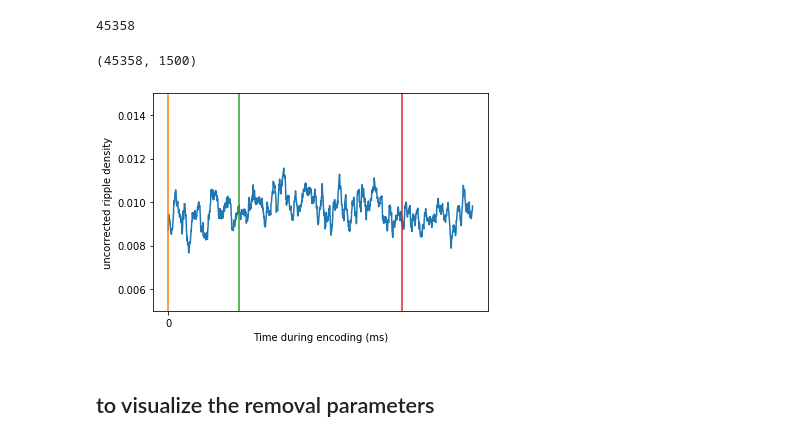
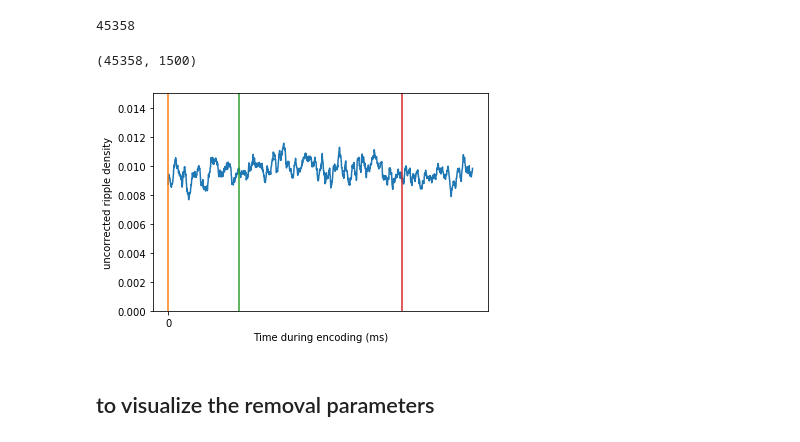
Before and after one commit to jjsakon/SWR, a Jupyter notebook: code/SWRanalysisClustering-encodingLoad.ipynb, the cells around one changed output. Cells and saved outputs as stored; diff of their text form; code cells hidden in the pictures.

```diff
--- a/code/SWRanalysisClustering-encodingLoad.ipynb
+++ b/code/SWRanalysisClustering-encodingLoad.ipynb
@@ -293,16 +293,16 @@ len(list_num_key)
 # %%
 print(np.shape(ripple_array))
 plot(np.mean(ripple_array,0))
 xticks(range(0,20000,2500),range(0,40000,5000))
 plot([0,0],[0,0.015])
 plot([350,350],[0,0.015])
 plot([1150,1150],[0,0.015])
-ylim(0.005,0.015)
+ylim(0,0.015)
 ylabel('uncorrected ripple density')
 xlabel('Time during encoding (ms)');
 # %% [output]
 (45358, 1500)
-[figure, old version]
+[figure, new version]
 # %% [markdown]
 ## to visualize the removal parameters
 # %%
```
Also changed, not shown: parts of 7 cells of this notebook, 3 other files.
